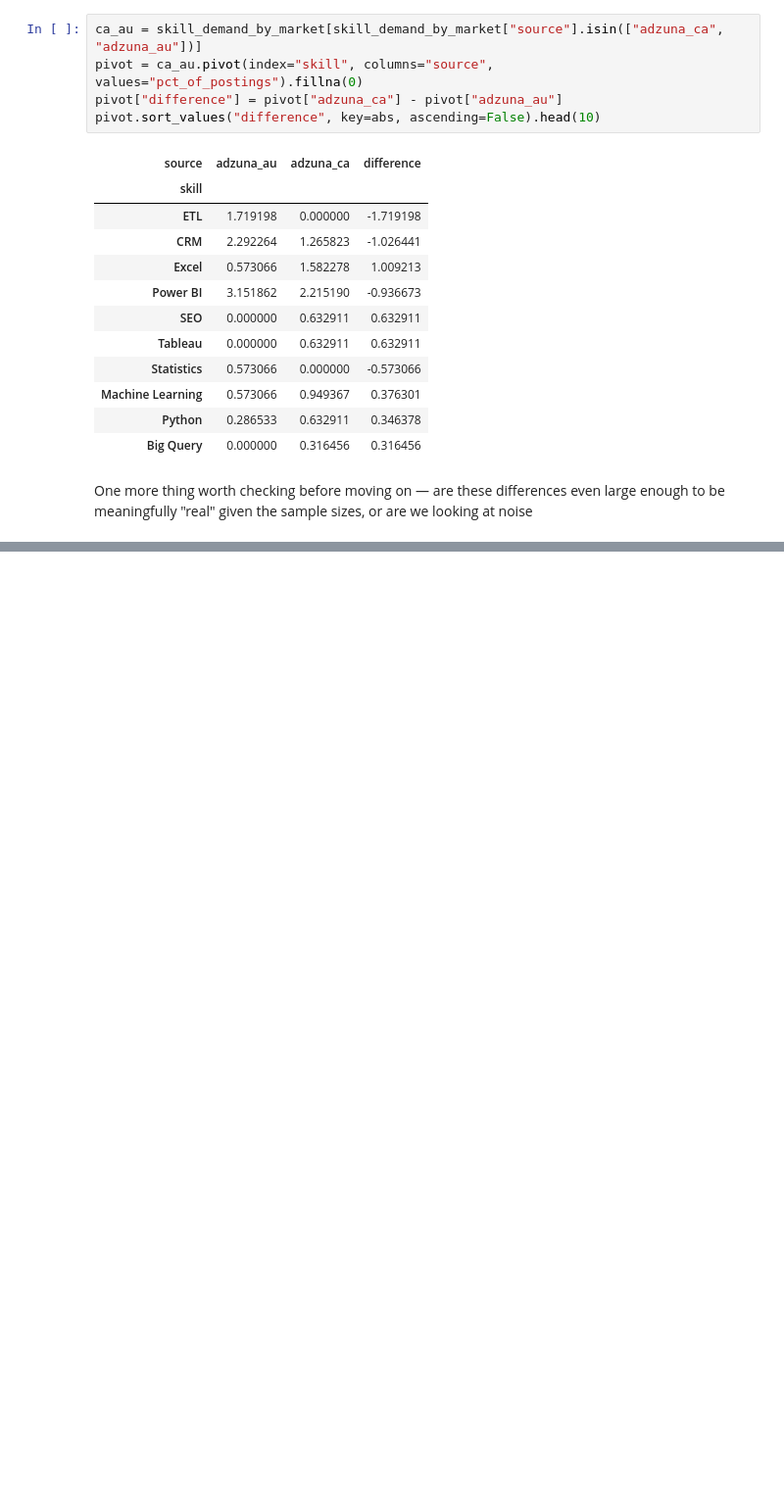
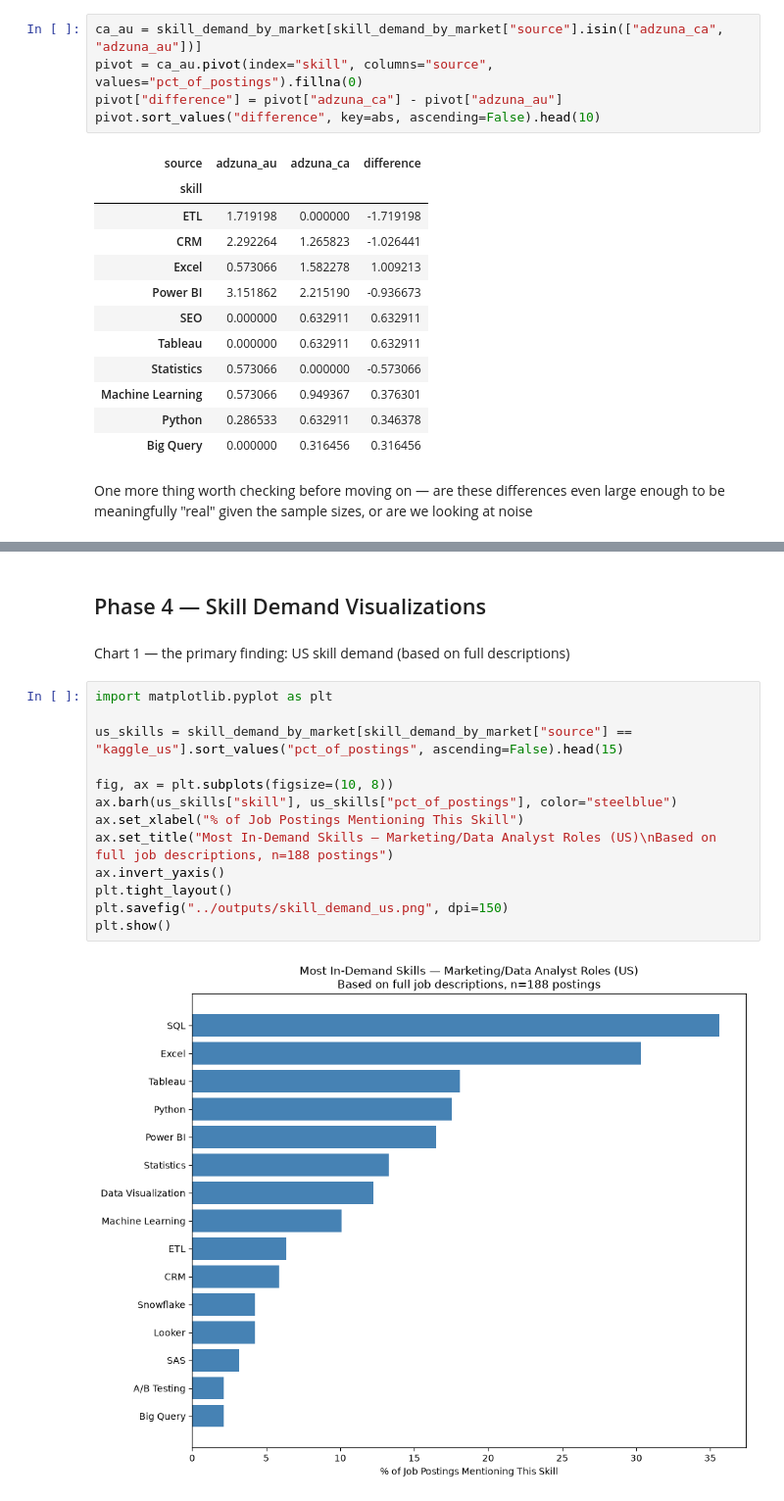
Before and after one commit to jbx-p/job-market-skill-analysis, a Jupyter notebook: notebooks/02_skill_extraction_analysis.ipynb, the cells around one changed output, grey strips where cells are left out. Shown at 98% size. Drawn from its saved outputs; the diff is of its cells as text; blank space fills up the shorter version.

```diff
--- a/notebooks/02_skill_extraction_analysis.ipynb
+++ b/notebooks/02_skill_extraction_analysis.ipynb
@@ -342,0 +367,19 @@ KeyError: 'extracted_skills'
+# %% [markdown]
+## Phase 4 — Skill Demand Visualizations
+# %% [markdown]
+Chart 1 — the primary finding: US skill demand (based on full descriptions)
+# %%
+import matplotlib.pyplot as plt
+
+us_skills = skill_demand_by_market[skill_demand_by_market["source"] == "kaggle_us"].sort_values("pct_of_postings", ascending=False).head(15)
+
+fig, ax = plt.subplots(figsize=(10, 8))
+ax.barh(us_skills["skill"], us_skills["pct_of_postings"], color="steelblue")
+ax.set_xlabel("% of Job Postings Mentioning This Skill")
+ax.set_title("Most In-Demand Skills — Marketing/Data Analyst Roles (US)\nBased on full job descriptions, n=188 postings")
+ax.invert_yaxis()
+plt.tight_layout()
+plt.savefig("../outputs/skill_demand_us.png", dpi=150)
+plt.show()
+# %% [output]
+[figure, added]
```
Also changed, not shown: parts of 17 cells of this notebook, 1 other file.
